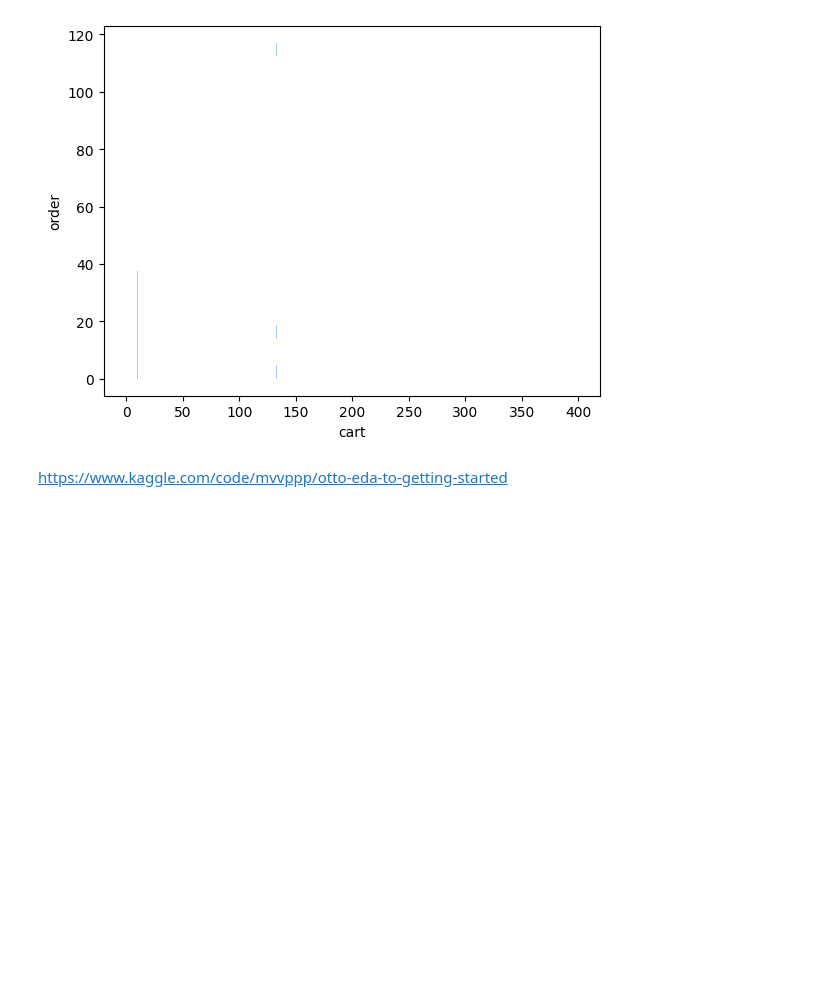
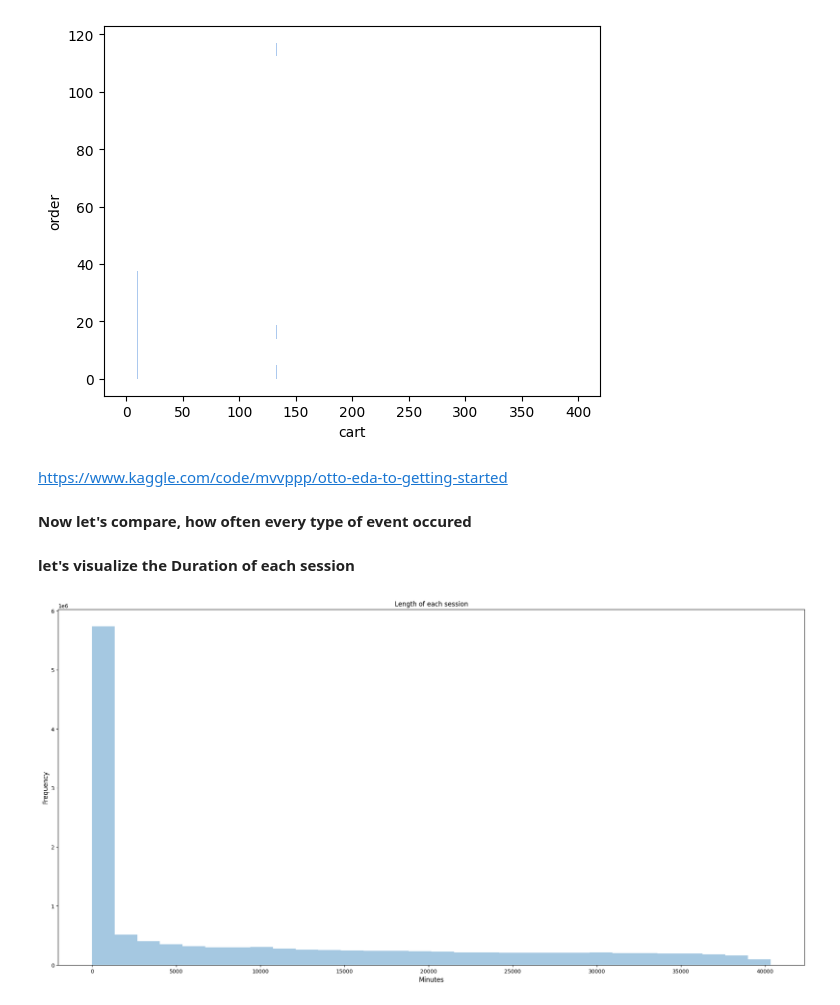
Before and after one commit to ReebalSami/Capstone-OTTO-Multi-Objective-Recommender-System, a Jupyter notebook: notebooks/EDA_1_parquet_read.ipynb, the cells around one changed output. Cells and saved outputs as stored; diff of their text form; code cells hidden in the pictures; blank space fills up the shorter version.

```diff
--- a/notebooks/EDA_1_parquet_read.ipynb
+++ b/notebooks/EDA_1_parquet_read.ipynb
@@ -171,3 +170,26 @@ sns.histplot(data=df_type, x="cart", y="order")
 [figure]
 # %% [markdown]
 https://www.kaggle.com/code/mvvppp/otto-eda-to-getting-started
+# %% [markdown]
+**Now let's compare, how often every type of event occured**
+# %% [markdown]
+**let's visualize the Duration of each session**
+# %%
+def count_seconds(x):
+    max_value = int(x.max())
+    min_value = int(x.min())
+    #session_time = timedelta(microseconds=max_value - min_value)
+    session_time = timedelta(seconds=max_value - min_value)
+    return session_time.total_seconds() / 60
+# %%
+#time_counts = df.groupby(['session'])['ts'].apply(count_seconds)
+time_counts = (df.lazy().groupby('session').agg([pl.col("ts").apply(count_seconds)]).sort("session", reverse=True)).collect()
+fig, ax = plt.subplots(figsize=(25,12))
+#sns.distplot(x=time_counts.values, ax=ax, bins=30, kde=False)
+sns.distplot(x=time_counts.select('ts'), ax=ax, bins=30, kde=False)
+ax.set_title('Length of each session', fontsize=12)
+ax.set_ylabel('Frequency', fontsize=12)
+ax.set_xlabel('Minutes', fontsize=12)
+plt.show()
+# %% [output]
+[figure, added]
```
Also changed, not shown: parts of 18 cells of this notebook.
